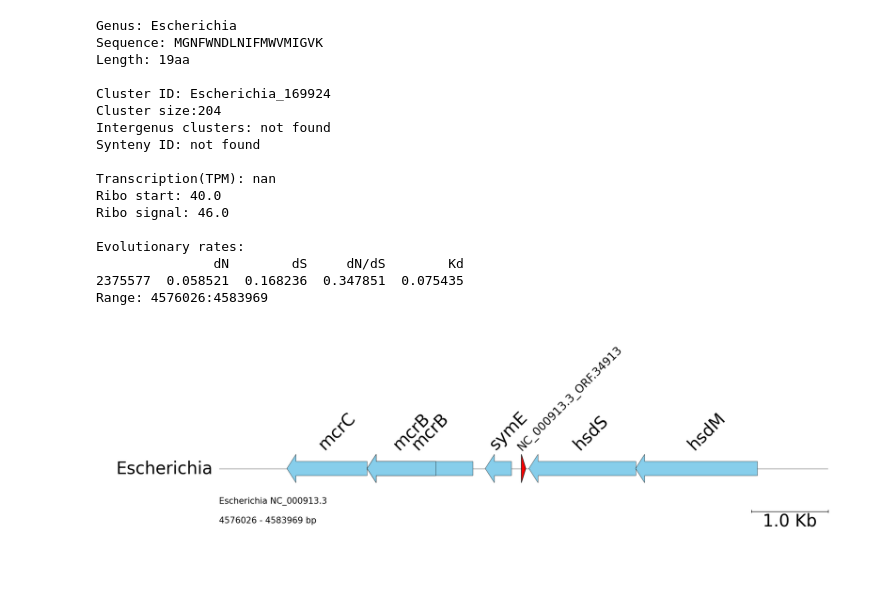
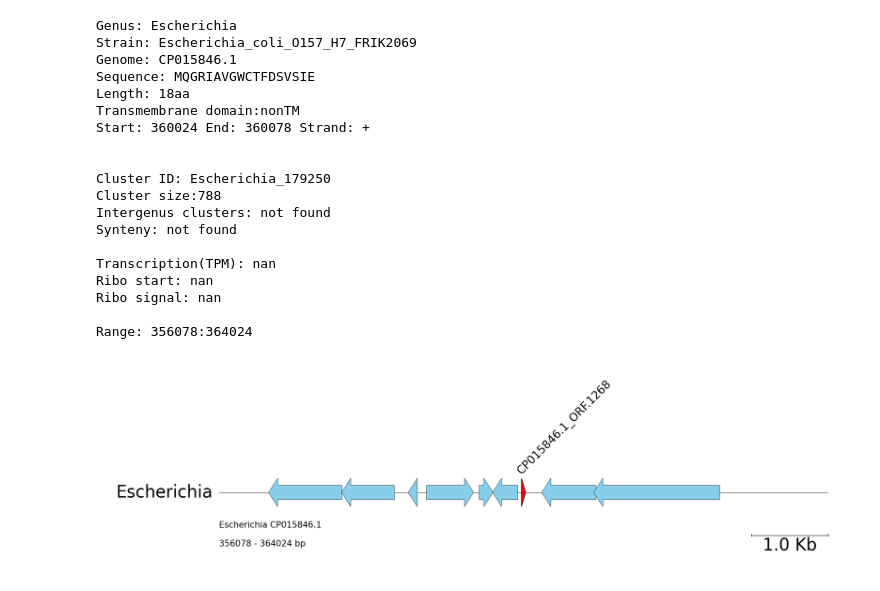
Before and after one commit to IgorFesenko/prokariotic_smORFs, a Jupyter notebook: ismORFs_resource.ipynb, the cells around one changed output. Drawn from its saved outputs; the diff is of its cells as text; code cells hidden in the pictures.

```diff
--- a/ismORFs_resource.ipynb
+++ b/ismORFs_resource.ipynb
@@ -175,39 +328,41 @@ ismorf = Description(table)
 # %%
-#@title **Enter ismORF name**
+#@title **Geeting information about ismORF (you should know id)**
 #@markdown Click in the "Run" button to get info about ismORF
-ismORF = "NC_000913.3_ORF.34913" #@param {type:"string"}
+ismORF = "CP015846.1_ORF.1268" #@param {type:"string"}
 #color = "pLDDT" #@param ["pLDDT", "rainbow", "white"]
 
 show_represent_sequences = False #@param {type:"boolean"}
 show_genome_region = True #@param {type:"boolean"}
 #show_all_sequences = True #@param {type:"boolean"}
 ismorf.info = ismORF
 ismorf.info
 # up and down - range for region
 # save  - save image
 if show_genome_region:
   ismorf.visualisation(up=4000, down=4000, save=False)
 print()
 if show_represent_sequences:
   print("Sequences in reference and representative genomes")
   ismorf.fasta()
   print()
 # %% [output]
 Genus: Escherichia
-Sequence: MGNFWNDLNIFMWVMIGVK
-Length: 19aa
+Strain: Escherichia_coli_O157_H7_FRIK2069
+Genome: CP015846.1
+Sequence: MQGRIAVGWCTFDSVSIE
+Length: 18aa
+Transmembrane domain:nonTM
+Start: 360024 End: 360078 Strand: +
 
-Cluster ID: Escherichia_169924
-Cluster size:204
+
+Cluster ID: Escherichia_179250
+Cluster size:788
 Intergenus clusters: not found
-Synteny ID: not found
+Synteny: not found
 
 Transcription(TPM): nan
-Ribo start: 40.0
-Ribo signal: 46.0
+Ribo start: nan
+Ribo signal: nan
 
-Evolutionary rates:
-               dN        dS     dN/dS        Kd
-2375577  0.058521  0.168236  0.347851  0.075435
-Range: 4576026:4583969
+Range: 356078:364024
-[figure, old version]
+[figure, new version]
```
Also changed, not shown: parts of 13 cells of this notebook.
